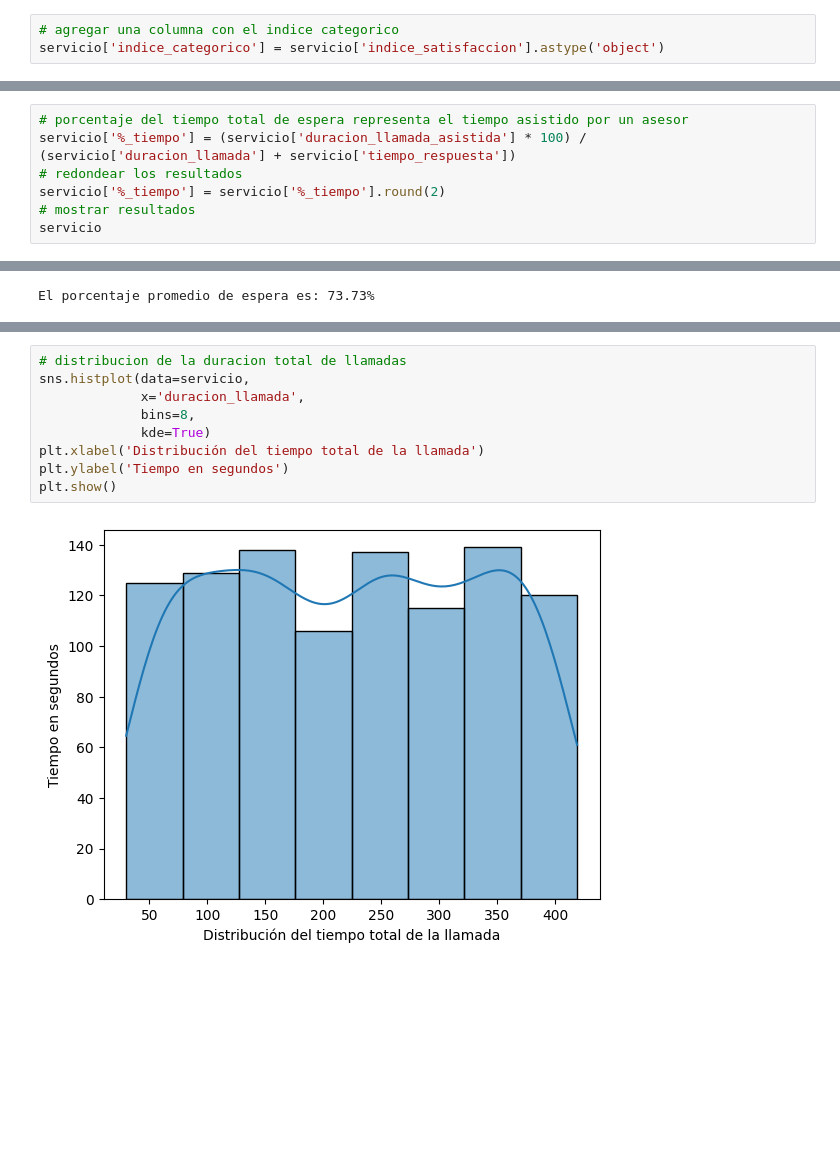
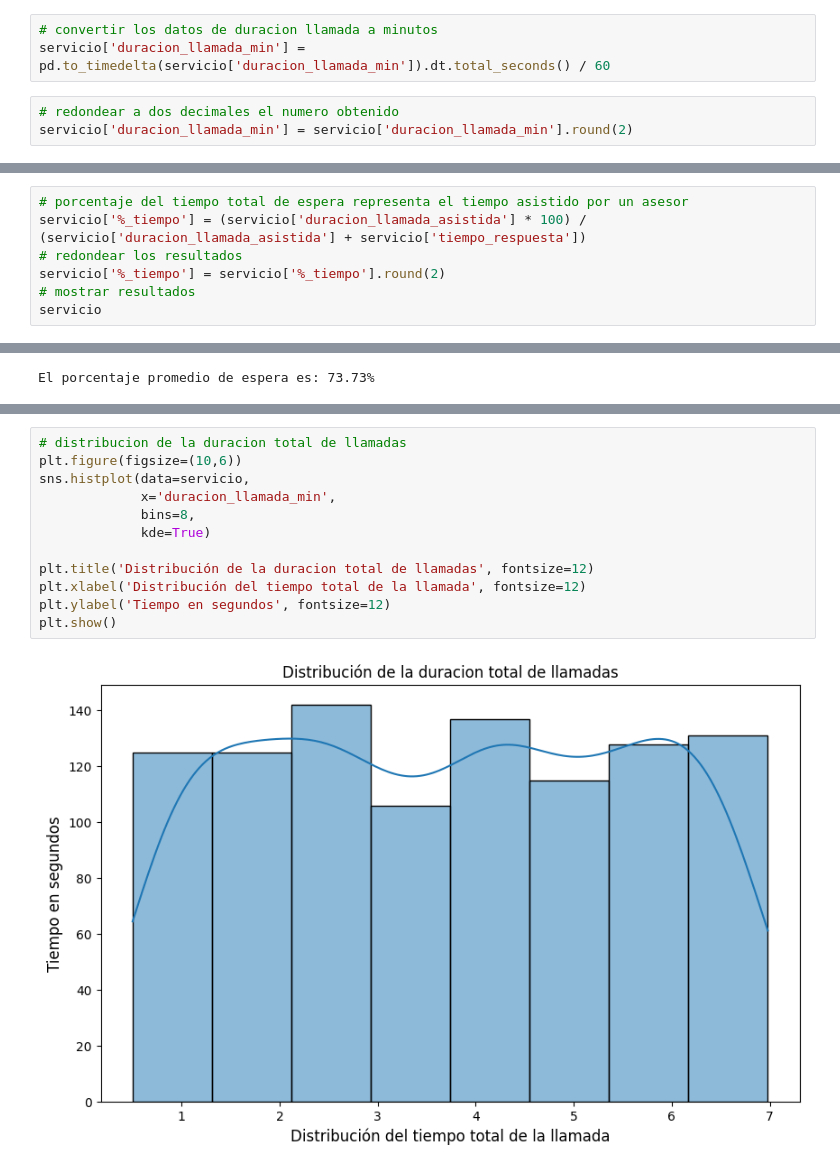
Before and after one commit to Hectorcidps/Portfolio_DA, a Jupyter notebook: Proyecto 12 - Servicio/Servicios.ipynb, the cells around one changed output, grey strips where cells are left out. Drawn from its saved outputs; the diff is of its cells as text; blank space fills up the shorter version.

```diff
--- a/Proyecto 12 - Servicio/Servicios.ipynb
+++ b/Proyecto 12 - Servicio/Servicios.ipynb
@@ -119,8 +113,11 @@ servicio['duracion_llamada'] = servicio['duracion_llamada'].round(2)
 # %% [markdown]
 ## Enriquecer los datos
-# %%
-# agregar una columna con el indice categorico
-servicio['indice_categorico'] = servicio['indice_satisfaccion'].astype('object')
+# %%
+# convertir los datos de duracion llamada a minutos
+servicio['duracion_llamada_min'] = pd.to_timedelta(servicio['duracion_llamada_min']).dt.total_seconds() / 60
+# %%
+# redondear a dos decimales el numero obtenido
+servicio['duracion_llamada_min'] = servicio['duracion_llamada_min'].round(2)
 # %%
 # agregar una columna con los dias
 servicio['dias'] = servicio['fecha'].dt.day
@@ -312,6 +322,6 @@ El tiempo promedio de respuesta de los operadores es de: 223.78 segundos
 # %%
 # porcentaje del tiempo total de espera representa el tiempo asistido por un asesor
-servicio['%_tiempo'] = (servicio['duracion_llamada_asistida'] * 100) / (servicio['duracion_llamada'] + servicio['tiempo_respuesta'])
+servicio['%_tiempo'] = (servicio['duracion_llamada_asistida'] * 100) / (servicio['duracion_llamada_asistida'] + servicio['tiempo_respuesta'])
 # redondear los resultados
 servicio['%_tiempo'] = servicio['%_tiempo'].round(2)
 # mostrar resultados
@@ -366,14 +387,17 @@ plt.show()
 # %%
 # distribucion de la duracion total de llamadas
+plt.figure(figsize=(10,6))
 sns.histplot(data=servicio,
-             x='duracion_llamada',
+             x='duracion_llamada_min',
              bins=8,
              kde=True)
-plt.xlabel('Distribución del tiempo total de la llamada')
-plt.ylabel('Tiempo en segundos')
+
+plt.title('Distribución de la duracion total de llamadas', fontsize=12)
+plt.xlabel('Distribución del tiempo total de la llamada', fontsize=12)
+plt.ylabel('Tiempo en segundos', fontsize=12)
 plt.show()
 # %% [output]
-[figure, old version]
+[figure, new version]
 # %%
 # grafico de la relacion entre llamadas y la satisfaccion
 plt.figure(figsize=(10,6))
```
Also changed, not shown: parts of 50 cells of this notebook.
